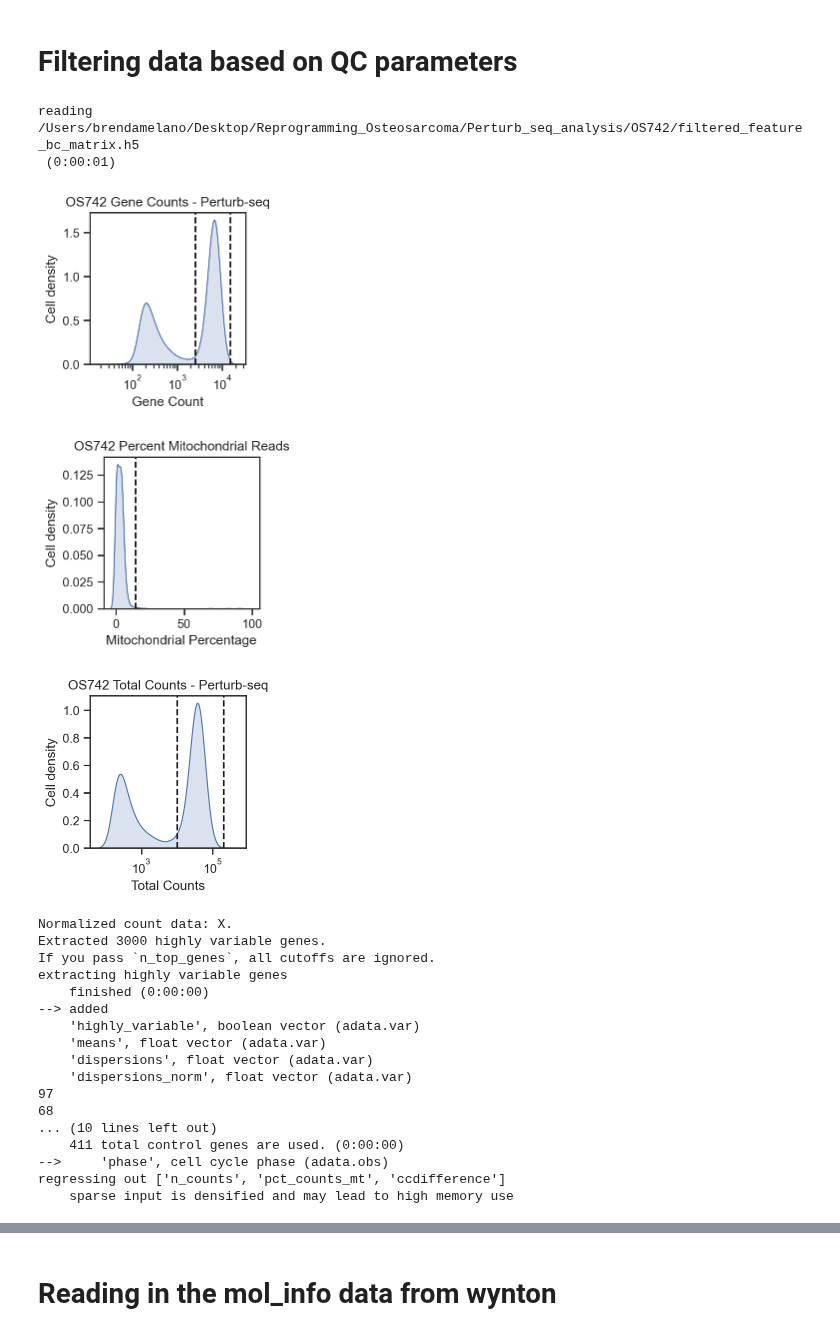
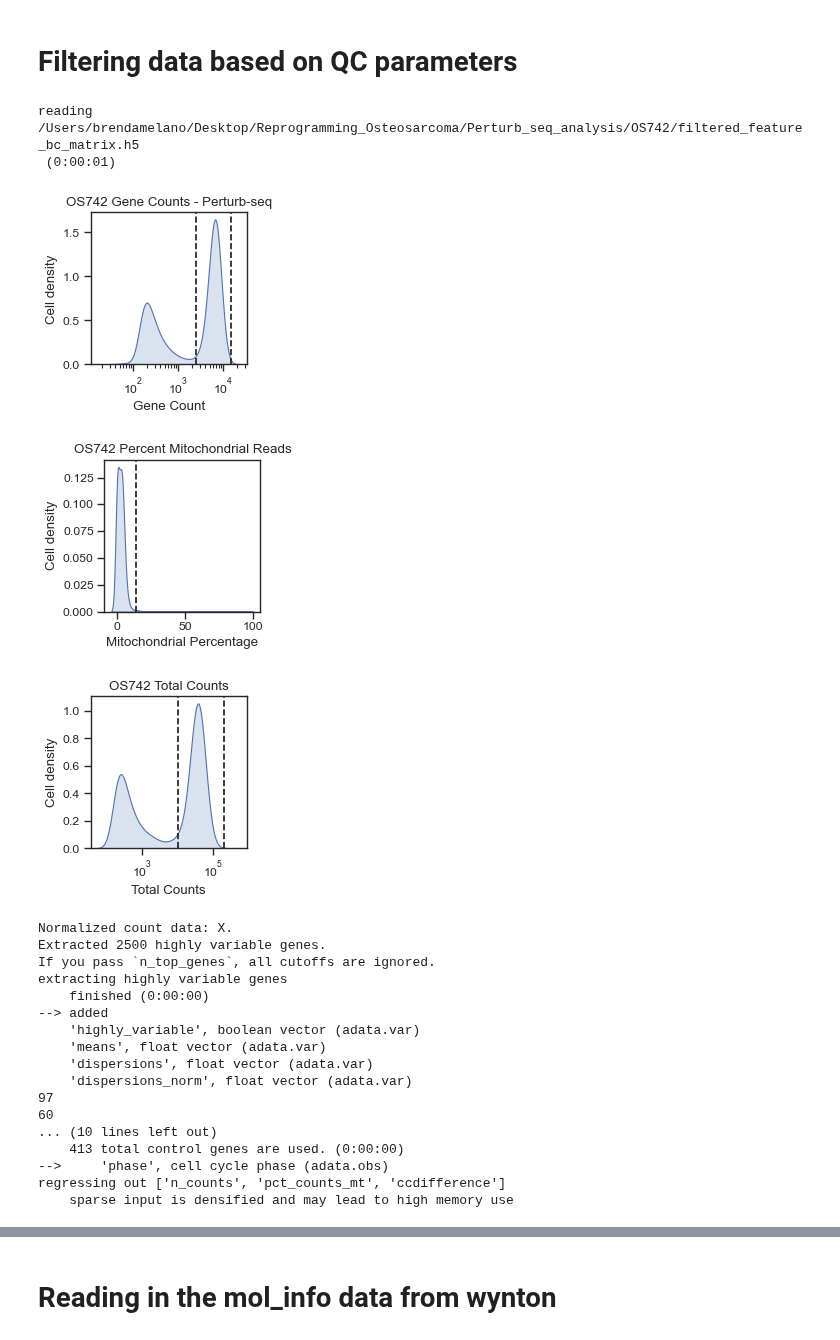
Before and after one commit to brendamelano/Reprogramming_Osteosarcoma, a Jupyter notebook: Perturb_seq_analysis/OS742_perturb_seq_analysis.ipynb, the cells around one changed output, grey strips where cells are left out. Saved outputs shown, nothing was run; the diff lists cells and outputs as text; code cells hidden in the pictures.

Commit message:
updating 742 perturbseq parameters

```diff
--- a/Perturb_seq_analysis/OS742_perturb_seq_analysis.ipynb
+++ b/Perturb_seq_analysis/OS742_perturb_seq_analysis.ipynb
@@ -13,17 +13,17 @@ import scanpy as sc
 import numpy as np
 import matplotlib
 import networkx
+import igraph
 import fsspec
 import scvi
 import desc
 import umap
-import igraph
 import h5py
 import svae
 import os
 sc.set_figure_params(figsize=(2.5, 2.5))
 sc.settings.verbosity = 3
-plt.rcParams.update({'font.size': 12})  # Adjusts the general font size
+plt.rcParams.update({'font.size': 11})
 %load_ext rpy2.ipython
 %matplotlib inline
 np.random.seed(42)
@@ -33,9 +32,7 @@ The rpy2.ipython extension is already loaded. To reload it, use:
 # %% [markdown]
 # Filtering data based on QC parameters
 # %%
-
 # Reading in H5 file
-# Contains the cutoff at 9k cells
 adata = sc.read_10x_h5('/Users/brendamelano/Desktop/Reprogramming_Osteosarcoma/Perturb_seq_analysis/OS742/filtered_feature_bc_matrix.h5')
 
 
@@ -43,15 +40,15 @@ adata = sc.read_10x_h5('/Users/brendamelano/Desktop/Reprogramming_Osteosarcoma/P
 adata.var_names_make_unique()
 
 
-# Filtering as is done in Seurat
-adata.var['mt'] = adata.var_names.str.startswith('MT-')  # annotate the group of mitochondrial genes as 'mt'
+# Annotating mitochondrial genes
+adata.var['mt'] = adata.var_names.str.startswith('MT-')
 
+
+# Computing mitochondrial percentage
+sc.pp.calculate_qc_metrics(adata, qc_vars=['mt'], percent_top=None, log1p=False, inplace=True)
 
 
 ## Filtering based on number of genes
-# Computing mitochondrial percentage
-sc.pp.calculate_qc_metrics(adata, qc_vars=['mt'], percent_top=None, log1p=False, inplace=True)
-
 plt.figure()
 sns.kdeplot(data=adata.obs, x='n_genes_by_counts', fill=True, alpha=0.2, log_scale=True)
 
@@ -89,7 +86,8 @@ plt.title("OS742 Percent Mitochondrial Reads")
 plt.grid(False)  # Removes gridlines completely
 
 # Save the plot
-plt.savefig('/Users/brendamelano/Desktop/OS742_Percent_Mitochondrial_Reads_Perturb-seq.svg', format='svg')
+#plt.savefig('/Users/brendamelano/Desktop/OS742_Percent_Mitochondrial_Reads_Perturb-seq.svg', format='svg')
+
 
 
 ## Filtering based on total counts
@@ -107,10 +105,10 @@ plt.xlabel("Total Counts")
 plt.ylabel("Cell density")
 
 sns.set_theme(style="ticks")  # Reduces gridlines
-plt.title("OS742 Total Counts - Perturb-seq")
+plt.title("OS742 Total Counts")
 plt.grid(False)  # Removes gridlines completely
 # Save the plot
-#plt.savefig('/Users/brendamelano/Desktop/OS833_Total_Counts_Perturb-seq.svg', format='svg')
+plt.savefig('/Users/brendamelano/Desktop/OS742_Total_Counts_Perturb-seq.svg', format='svg')
 
 plt.show()
 
@@ -134,7 +132,7 @@ scv.pp.normalize_per_cell(adata)
 
 # filtering the dataset to only keep the most variable genes
 # this is redundant to selecting highly variable genes
-scv.pp.filter_genes_dispersion(adata, n_top_genes=3000)
+scv.pp.filter_genes_dispersion(adata, n_top_genes=2500)
 # previously at 3000
 
 # make sure that the log transformation is where it belongs in this preprocessing sequence
@@ -158,7 +156,7 @@ sample_one_index = pd.DataFrame(adata.obs.index)
 # Selecting highly variable genes
 sc.pp.highly_variable_genes(
     adata,
-    n_top_genes=3000,
+    n_top_genes=2500,
     subset=True,
     layer="counts"
 )
@@ -166,73 +164,44 @@ sc.pp.highly_variable_genes(
 genes = adata.var.index.values
 
 
+
 ## Cell-cycle regression
-
 
 # reading in cell cycle genes in case I want to regress on that
 cell_cycle_genes = [x.strip() for x in open('/Users/brendamelano/Desktop/scvi/regev_lab_cell_cycle_genes.txt')]
 print(len(cell_cycle_genes))
 # Split into 2 lists
 s_genes = cell_cycle_genes[:43]
 g2m_genes = cell_cycle_genes[43:]
 
 cell_cycle_genes = [x for x in cell_cycle_genes if x in adata.var_names]
 print(len(cell_cycle_genes))
 
 
 sc.tl.score_genes_cell_cycle(adata, s_genes=s_genes, g2m_genes=g2m_genes)
 
 
 # Computing ccdifference score
 adata.obs['ccdifference'] = adata.obs['S_score'] - adata.obs['G2M_score']
 
-# Linear dimensionality reduction
+
 #sc.pp.normalize_total(adata, target_sum=1e4)
 #sc.pp.log1p(adata)
 #sc.pp.highly_variable_genes(adata, min_mean=0.0125, max_mean=3, min_disp=0.5)
 #adata.raw = adata
 adata = adata[:, adata.var.highly_variable]
 sc.pp.regress_out(adata, ['n_counts', 'pct_counts_mt', 'ccdifference'])
 sc.pp.scale(adata, max_value=10)
 
 sc.tl.pca(adata, svd_solver='arpack')
-
-
-sc.pp.neighbors(adata, n_neighbors=20, n_pcs=10)
-sc.tl.umap(adata)
-
-# Leiden clustering
-sc.tl.leiden(adata, resolution = 0.3)
-
-# Create a figure and a set of subplots
-fig, ax = plt.subplots()
-
-# Plot the UMAP
-sc.pl.umap(
-    adata,
-    color=["leiden"],
-    title="OS742 Perturb-seq",
-    size=20,
-    show=False,  # Prevents the immediate display of the plot
-    ax=ax  # Directs the plot to the axes object created earlier
-)
-
-# Use tight_layout to adjust the spacing
-plt.tight_layout()
-
-# Save the plot as an SVG file
-plt.savefig("/Users/brendamelano/Desktop/OS742_perturbseq_umap_plot.svg", format='svg')
-
-# After saving, you can also display the plot if you wish
-plt.show()
 # %% [output]
 reading /Users/brendamelano/Desktop/Reprogramming_Osteosarcoma/Perturb_seq_analysis/OS742/filtered_feature_bc_matrix.h5
  (0:00:01)
-[figure, old version]
+[figure, new version]
-[figure, old version]
+[figure, new version]
-[figure, old version]
+[figure, new version]
 Normalized count data: X.
-Extracted 3000 highly variable genes.
+Extracted 2500 highly variable genes.
 If you pass `n_top_genes`, all cutoffs are ignored.
 extracting highly variable genes
     finished (0:00:00)
@@ -242,9 +211,9 @@ extracting highly variable genes
     'dispersions', float vector (adata.var)
     'dispersions_norm', float vector (adata.var)
 97
-68
+60
 ... (10 lines left out)
-    411 total control genes are used. (0:00:00)
+    413 total control genes are used. (0:00:00)
 -->     'phase', cell cycle phase (adata.obs)
 regressing out ['n_counts', 'pct_counts_mt', 'ccdifference']
     sparse input is densified and may lead to high memory use
```
Also changed, not shown: parts of 12 cells of this notebook, 4 other files.
